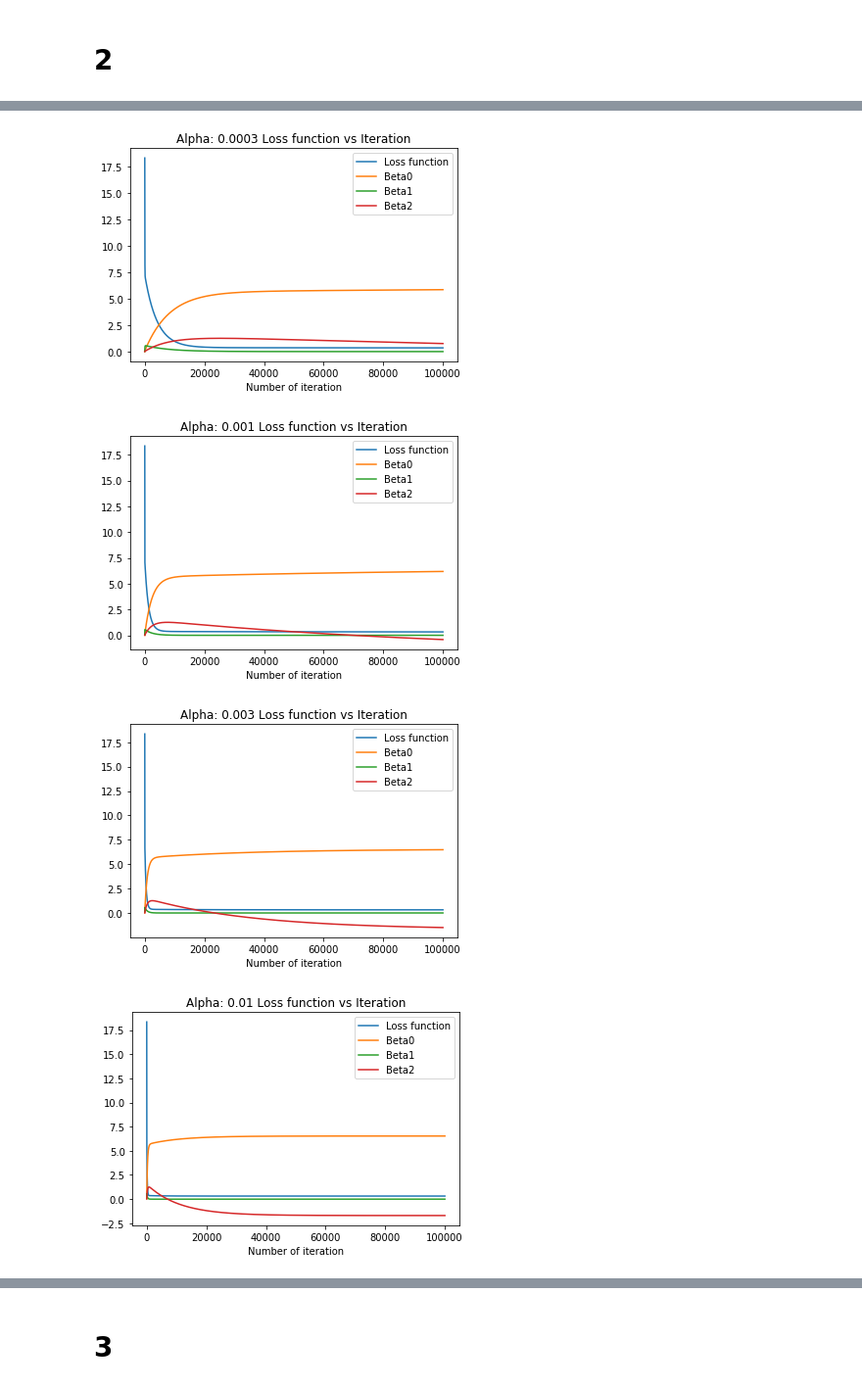
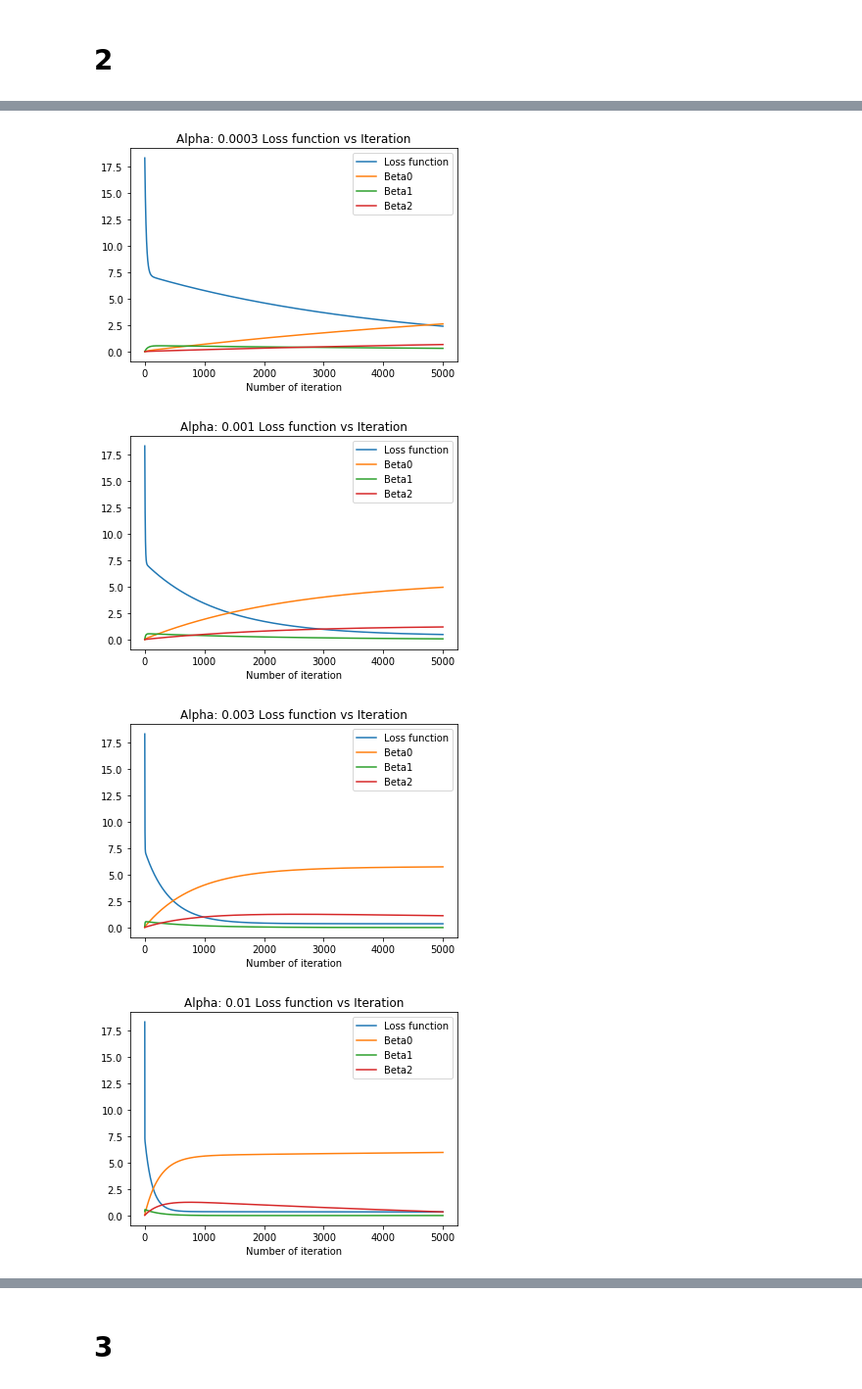
Before and after one commit to weiweiECNU/QBUS, a Jupyter notebook: QBUS6850_19_2/assignment1/taskA.ipynb, the cells around one changed output, grey strips where cells are left out. Shown at 98% size. Saved outputs shown, nothing was run; the diff lists cells and outputs as text; code cells hidden in the pictures.

```diff
--- a/QBUS6850_19_2/assignment1/taskA.ipynb
+++ b/QBUS6850_19_2/assignment1/taskA.ipynb
@@ -66,6 +66,9 @@ features = ["density", "residual sugar", "volatile acidity"]
 table = choose_features("Wine_2019.csv", features, target)
 # %%
 def Gradient_Descent_Algo(x, y, beta, alpha, m, NUM_ITERATION):
+    """
+
+    """
     xTrans = x.transpose()
     for i in range(0, NUM_ITERATION):
         loss_temp = np.dot(x, beta) - y
@@ -99,9 +102,9 @@ def print_loss_iteration(alpha):
 # %%
 X, y = np.array(table[features]), np.array(table[target]).reshape((-1,1))
 
-alphas = [0.0001, 0.0003, 0.001, 0.003, 0.01]
+alphas = [0.0001, 0.0003, 0.001, 0.003, 0.01, 0.03, 0.1]
 
-NUM_ITERATION = 100000
+NUM_ITERATION = 5000
 loss_total= np.zeros((NUM_ITERATION,1))
 beta_total= np.zeros((NUM_ITERATION,3))
 beta_initial = np.reshape(np.zeros(3),(3, 1))
@@ -114,4 +117,4 @@ for alpha in alphas:
-[figure, old version]
+[figure, new version]
-[figure, old version]
+[figure, new version]
-[figure, old version]
+[figure, new version]
-[figure, old version]
+[figure, new version]
```
Also changed, not shown: parts of 2 cells of this notebook, 1 other file.
